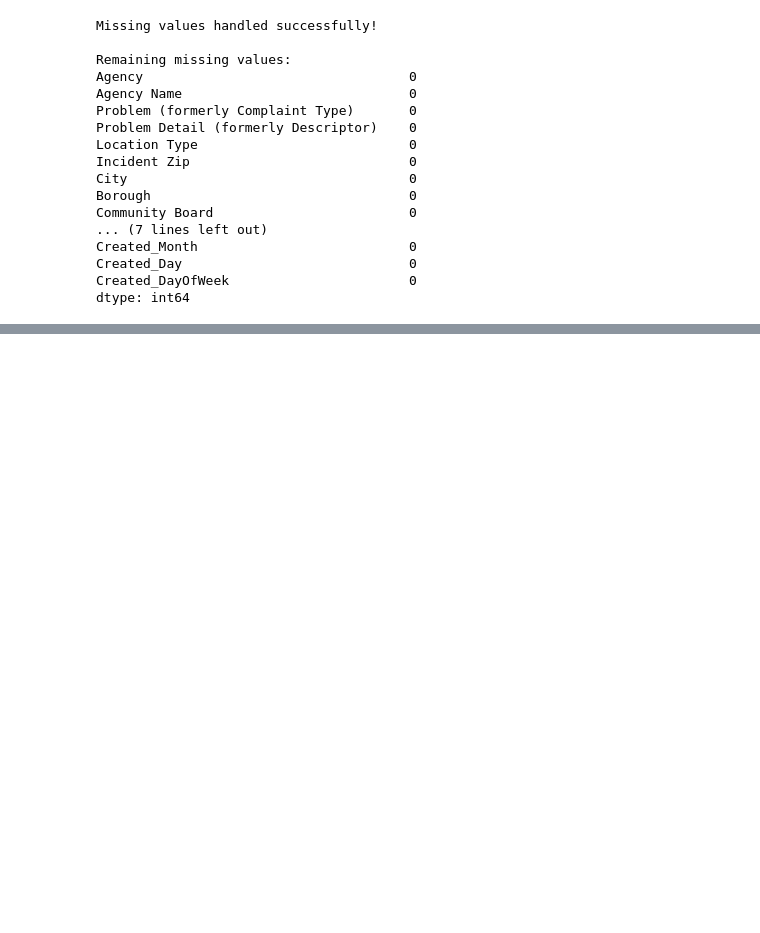
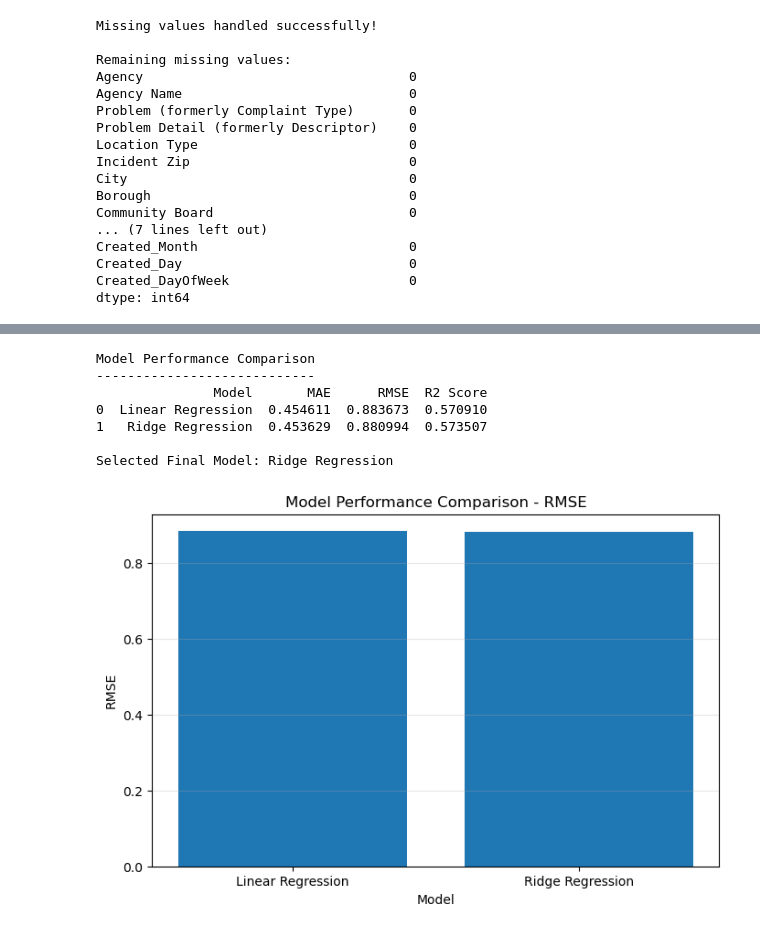
Before and after one commit to kumarpriyanshu1022006-droid/Urban-Service-Resolution-Intelligence-Platform, a Jupyter notebook: Urban_Resolution_Platform.ipynb, the cells around one changed output, grey strips where cells are left out. Cells and saved outputs as stored; diff of their text form; code cells hidden in the pictures; blank space fills up the shorter version.

```diff
--- a/Urban_Resolution_Platform.ipynb
+++ b/Urban_Resolution_Platform.ipynb
@@ -648,0 +639,65 @@ Maximum Error: 0.6214771864379174
+# %%
+# Step 13: Model Comparison and Performance Visualization
+
+import pandas as pd
+import matplotlib.pyplot as plt
+
+# Create model comparison table
+model_comparison = pd.DataFrame({
+    "Model": [
+        "Linear Regression",
+        "Ridge Regression"
+    ],
+    "MAE": [
+        mae_linear,
+        mae_ridge
+    ],
+    "RMSE": [
+        rmse_linear,
+        rmse_ridge
+    ],
+    "R2 Score": [
+        r2_linear,
+        r2_ridge
+    ]
+})
+
+print("Model Performance Comparison")
+print("----------------------------")
+print(model_comparison)
+
+# Select best model based on RMSE
+if rmse_ridge < rmse_linear:
+    final_model = ridge_model
+    final_predictions = y_pred_ridge
+    final_model_name = "Ridge Regression"
+else:
+    final_model = linear_model
+    final_predictions = y_pred_linear
+    final_model_name = "Linear Regression"
+
+print("\nSelected Final Model:", final_model_name)
+
+# Visualize RMSE comparison
+plt.figure(figsize=(8, 5))
+
+plt.bar(
+    model_comparison["Model"],
+    model_comparison["RMSE"]
+)
+
+plt.ylabel("RMSE")
+plt.xlabel("Model")
+plt.title("Model Performance Comparison - RMSE")
+plt.grid(axis="y", alpha=0.3)
+
+plt.show()
+# %% [output]
+Model Performance Comparison
+----------------------------
+               Model       MAE      RMSE  R2 Score
+0  Linear Regression  0.454611  0.883673  0.570910
+1   Ridge Regression  0.453629  0.880994  0.573507
+
+Selected Final Model: Ridge Regression
+[figure, added]
```
Also changed, not shown: parts of 88 cells of this notebook.
